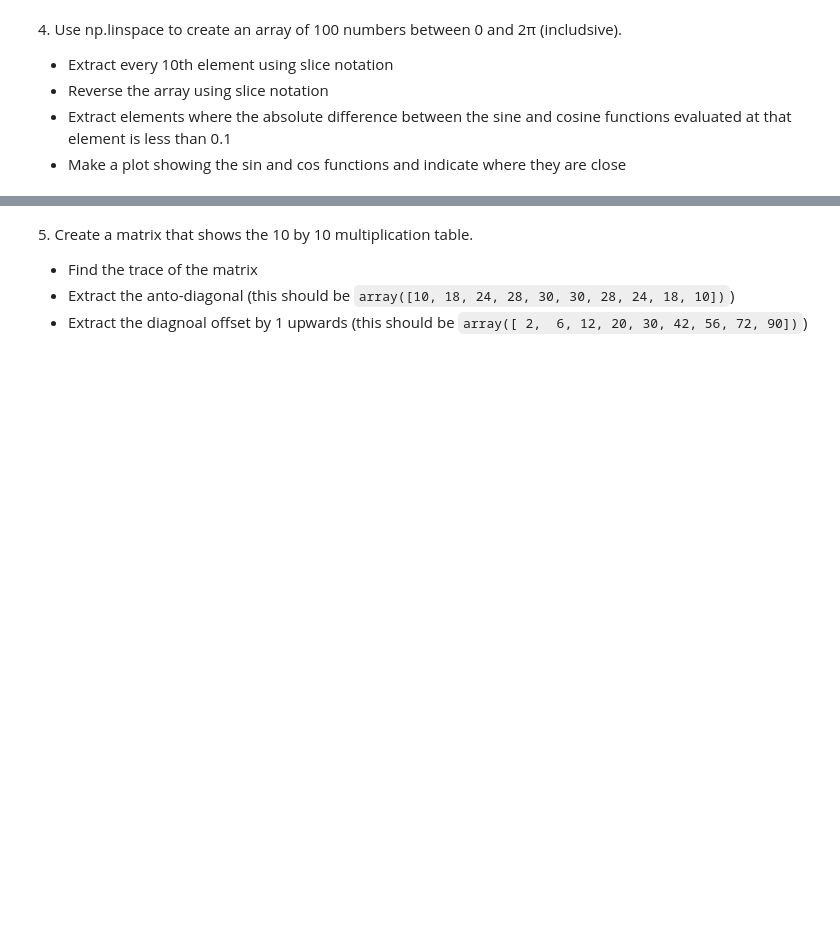
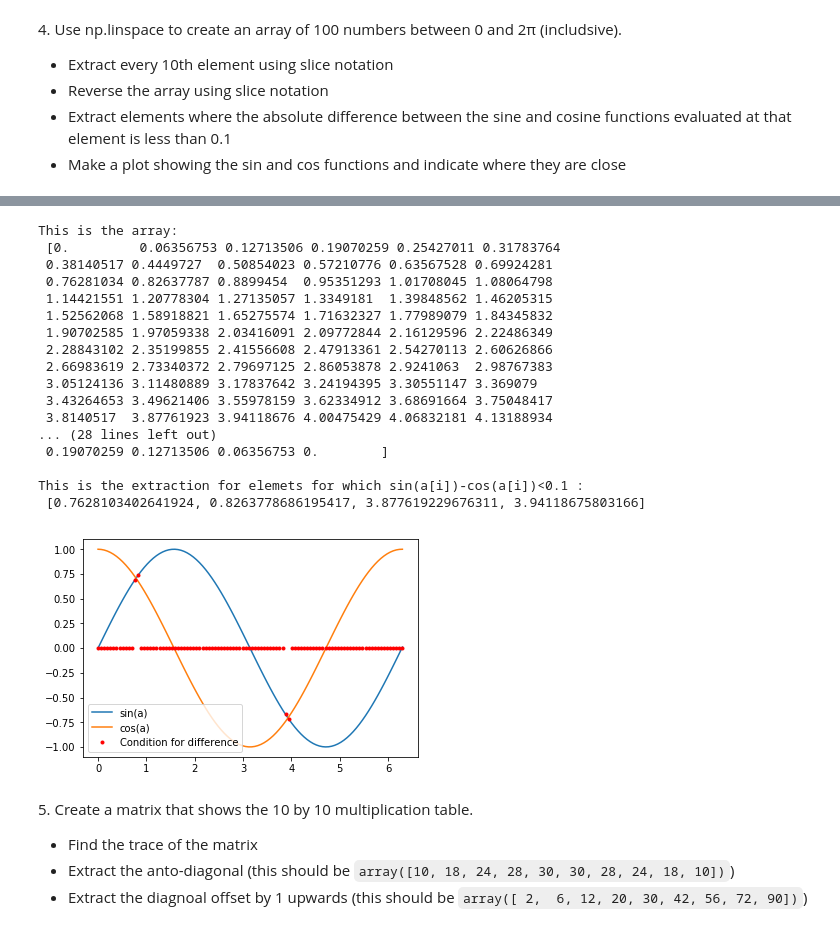
Before and after one commit to albchim/LaboratoryOfComputationalPhysics, a Jupyter notebook: 03ex_Numpy.ipynb, the cells around one changed output, grey strips where cells are left out. Cells and saved outputs as stored; diff of their text form; code cells hidden in the pictures; blank space fills up the shorter version.

```diff
--- a/03ex_Numpy.ipynb
+++ b/03ex_Numpy.ipynb
@@ -132,3 +101,60 @@ This is the extraction:  [0.         0.73567528 1.47135057 2.20702585 2.94270113
+# %%
+import matplotlib.pyplot as plt
+%matplotlib inline
+
+a=np.linspace(0,(2*np.pi)+(0.01), 100)
+print('This is the array: \n' , a, '\n')
+
+#Extraction
+extraction_tuple=np.arange(0,100,10)
+#print(extraction_tuple)
+extraction=a[extraction_tuple]
+print('This is the extraction: \n',extraction, '\n')
+
+#Reversal
+a_reverse=a.copy()
+for i in np.arange(0,int(len(a))):
+    a_reverse[i]=a[len(a)-i-1]
+print('This is the reverse array: \n' , a_reverse, '\n')
+
+#Evaluation
+copy=a.copy()
+evaluation=[]
+for i in np.arange(0,int(len(a))):
+    if (np.sin(a[i])-np.cos(a[i])<0.1 and np.sin(a[i])-np.cos(a[i])>-0.1):
+        evaluation.append(a[i])
+        copy[i]=np.sin(a[i])
+    else:
+        copy[i]=0
+print('This is the extraction for elemets for which sin(a[i])-cos(a[i])<0.1 : \n' , evaluation, '\n')
+
+#Plot
+
+plt.figure()
+plt.plot(a, np.sin(a), label='sin(a)')
+plt.plot(a, np.cos(a),  label='cos(a)')
+plt.plot(a, copy, 'r.', label='Condition for difference')
+plt.legend()
+plt.show()
+# %% [output]
+This is the array:
+ [0.         0.06356753 0.12713506 0.19070259 0.25427011 0.31783764
+ 0.38140517 0.4449727  0.50854023 0.57210776 0.63567528 0.69924281
+ 0.76281034 0.82637787 0.8899454  0.95351293 1.01708045 1.08064798
+ 1.14421551 1.20778304 1.27135057 1.3349181  1.39848562 1.46205315
+ 1.52562068 1.58918821 1.65275574 1.71632327 1.77989079 1.84345832
+ 1.90702585 1.97059338 2.03416091 2.09772844 2.16129596 2.22486349
+ 2.28843102 2.35199855 2.41556608 2.47913361 2.54270113 2.60626866
+ 2.66983619 2.73340372 2.79697125 2.86053878 2.9241063  2.98767383
+ 3.05124136 3.11480889 3.17837642 3.24194395 3.30551147 3.369079
+ 3.43264653 3.49621406 3.55978159 3.62334912 3.68691664 3.75048417
+ 3.8140517  3.87761923 3.94118676 4.00475429 4.06832181 4.13188934
+... (28 lines left out)
+ 0.19070259 0.12713506 0.06356753 0.        ]
+
+This is the extraction for elemets for which sin(a[i])-cos(a[i])<0.1 :
+ [0.7628103402641924, 0.8263778686195417, 3.877619229676311, 3.94118675803166]
+[figure, added]
 # %% [markdown]
 5\. Create a matrix that shows the 10 by 10 multiplication table.
 
```
Also changed, not shown: parts of 4 cells of this notebook, 1 other file.
